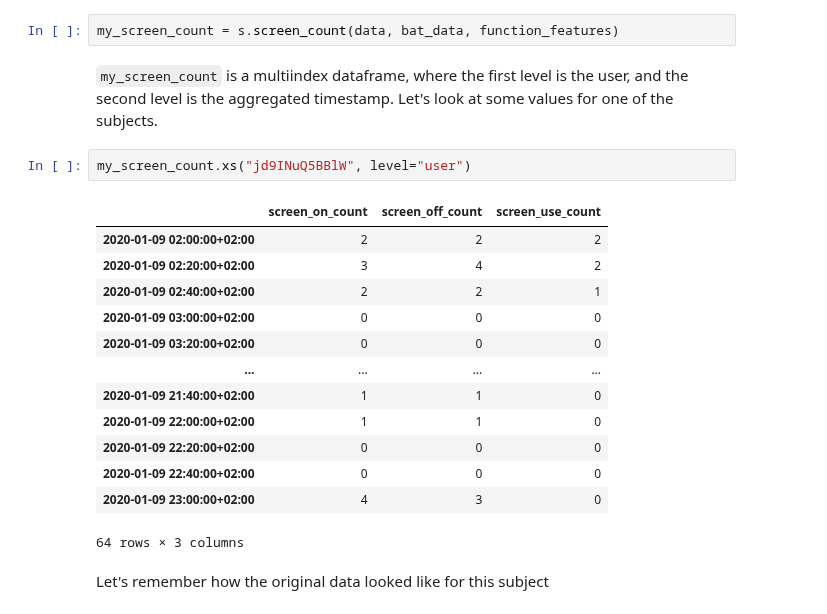
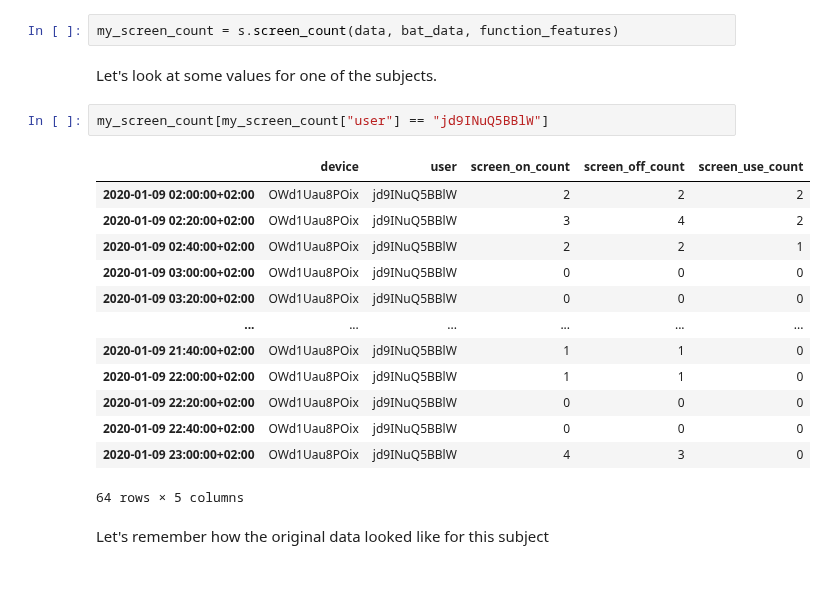
Before and after one commit to digitraceslab/niimpy, a Jupyter notebook: docs/demo_notebooks/screen.ipynb, the cells around one changed output. Cells and saved outputs as stored; diff of their text form; blank space fills up the shorter version.

Commit message:
Update location and screen with new grouping

```diff
--- a/docs/demo_notebooks/screen.ipynb
+++ b/docs/demo_notebooks/screen.ipynb
@@ -152,23 +152,23 @@ Now let's use the function to preprocess the data.
 # %%
 my_screen_count = s.screen_count(data, bat_data, function_features)
 # %% [markdown]
-`my_screen_count` is a multiindex dataframe, where the first level is the user, and the second level is the aggregated timestamp. Let's look at some values for one of the subjects.
+Let's look at some values for one of the subjects.
 # %%
-my_screen_count.xs("jd9INuQ5BBlW", level="user")
+my_screen_count[my_screen_count["user"] == "jd9INuQ5BBlW"]
 # %% [output]
-|  | screen_on_count | screen_off_count | screen_use_count |
-| 2020-01-09 02:00:00+02:00 | 2 | 2 | 2 |
-| 2020-01-09 02:20:00+02:00 | 3 | 4 | 2 |
-| 2020-01-09 02:40:00+02:00 | 2 | 2 | 1 |
-| 2020-01-09 03:00:00+02:00 | 0 | 0 | 0 |
-| 2020-01-09 03:20:00+02:00 | 0 | 0 | 0 |
-| ... | ... | ... | ... |
-| 2020-01-09 21:40:00+02:00 | 1 | 1 | 0 |
-| 2020-01-09 22:00:00+02:00 | 1 | 1 | 0 |
-| 2020-01-09 22:20:00+02:00 | 0 | 0 | 0 |
-| 2020-01-09 22:40:00+02:00 | 0 | 0 | 0 |
-| 2020-01-09 23:00:00+02:00 | 4 | 3 | 0 |
+|  | device | user | screen_on_count | screen_off_count | screen_use_count |
+| 2020-01-09 02:00:00+02:00 | OWd1Uau8POix | jd9INuQ5BBlW | 2 | 2 | 2 |
+| 2020-01-09 02:20:00+02:00 | OWd1Uau8POix | jd9INuQ5BBlW | 3 | 4 | 2 |
+| 2020-01-09 02:40:00+02:00 | OWd1Uau8POix | jd9INuQ5BBlW | 2 | 2 | 1 |
+| 2020-01-09 03:00:00+02:00 | OWd1Uau8POix | jd9INuQ5BBlW | 0 | 0 | 0 |
+| 2020-01-09 03:20:00+02:00 | OWd1Uau8POix | jd9INuQ5BBlW | 0 | 0 | 0 |
+| ... | ... | ... | ... | ... | ... |
+| 2020-01-09 21:40:00+02:00 | OWd1Uau8POix | jd9INuQ5BBlW | 1 | 1 | 0 |
+| 2020-01-09 22:00:00+02:00 | OWd1Uau8POix | jd9INuQ5BBlW | 1 | 1 | 0 |
+| 2020-01-09 22:20:00+02:00 | OWd1Uau8POix | jd9INuQ5BBlW | 0 | 0 | 0 |
+| 2020-01-09 22:40:00+02:00 | OWd1Uau8POix | jd9INuQ5BBlW | 0 | 0 | 0 |
+| 2020-01-09 23:00:00+02:00 | OWd1Uau8POix | jd9INuQ5BBlW | 4 | 3 | 0 |
-64 rows × 3 columns
+64 rows × 5 columns
 # %% [markdown]
 Let's remember how the original data looked like for this subject
 # %%
```
Also changed, not shown: parts of 12 cells of this notebook, 5 other files.
